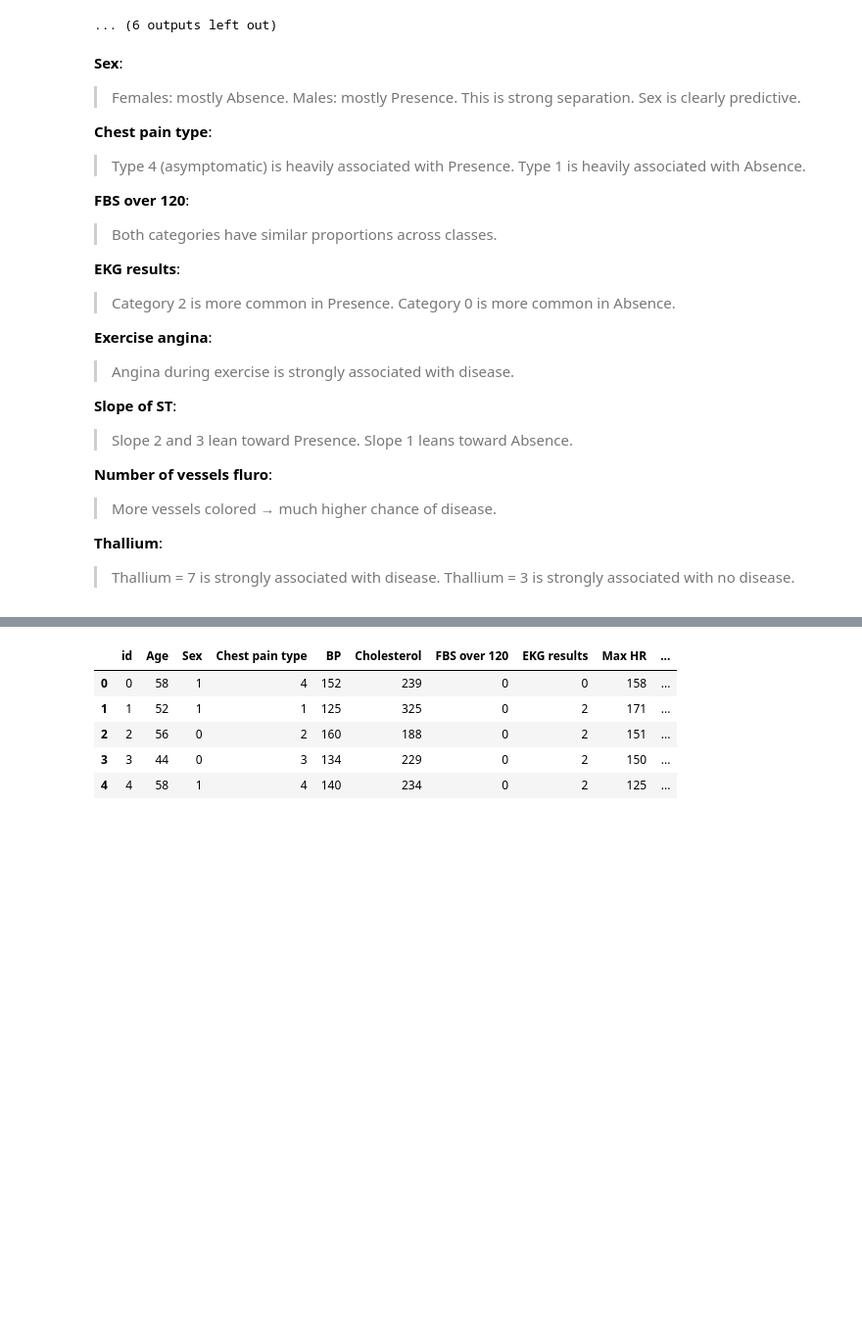
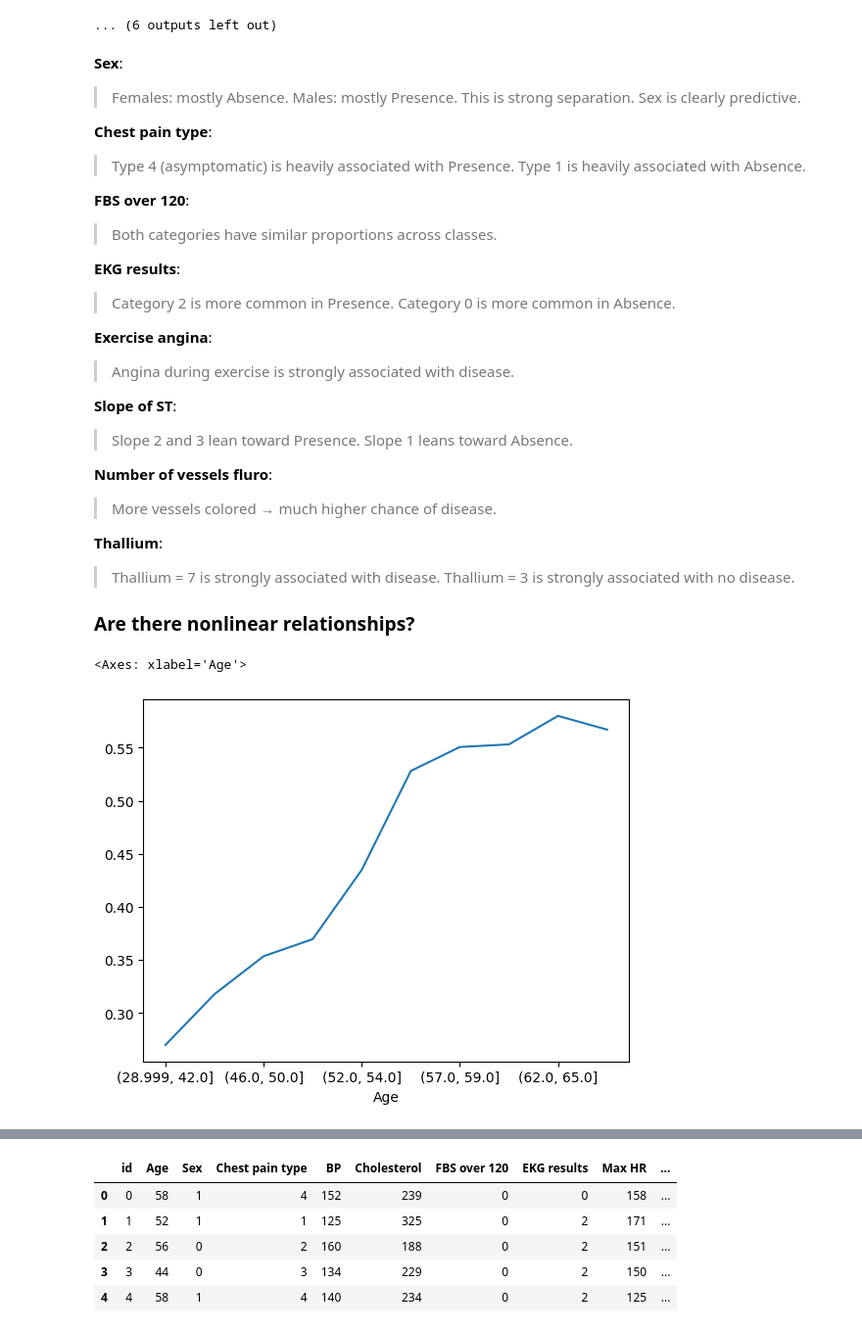
Before and after one commit to Darknight47/Kaggle-Playgrounds, a Jupyter notebook: Heart Disease/Notebooks/data_understanding.ipynb, the cells around one changed output, grey strips where cells are left out. Shown at 98% size. Drawn from its saved outputs; the diff is of its cells as text; code cells hidden in the pictures; blank space fills up the shorter version.

```diff
--- a/Heart Disease/Notebooks/data_understanding.ipynb
+++ b/Heart Disease/Notebooks/data_understanding.ipynb
@@ -266,3 +266,13 @@ Presence            NaN  282454.0
 
 **Thallium**:
 > Thallium = 7 is strongly associated with disease. Thallium = 3 is strongly associated with no disease.
+
+### Are there nonlinear relationships?
+# %%
+# Converting target-feature to binary
+df['HeartDisease_binary'] = (df['Heart Disease'] == 'Presence').astype(int)
+# %%
+df.groupby(pd.qcut(df['Age'], 10), observed=True)['HeartDisease_binary'].mean().plot()
+# %% [output]
+<Axes: xlabel='Age'>
+[figure, added]
```
Also changed, not shown: parts of 6 cells of this notebook, 1 other file.
